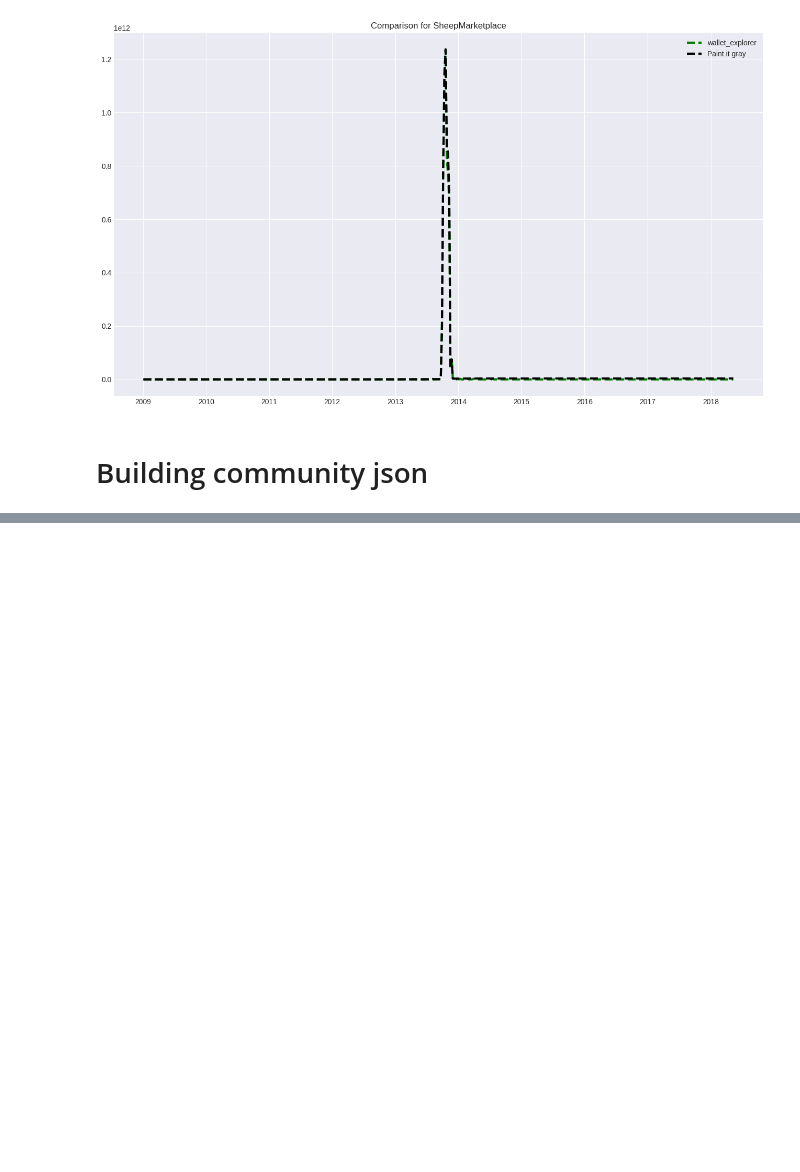
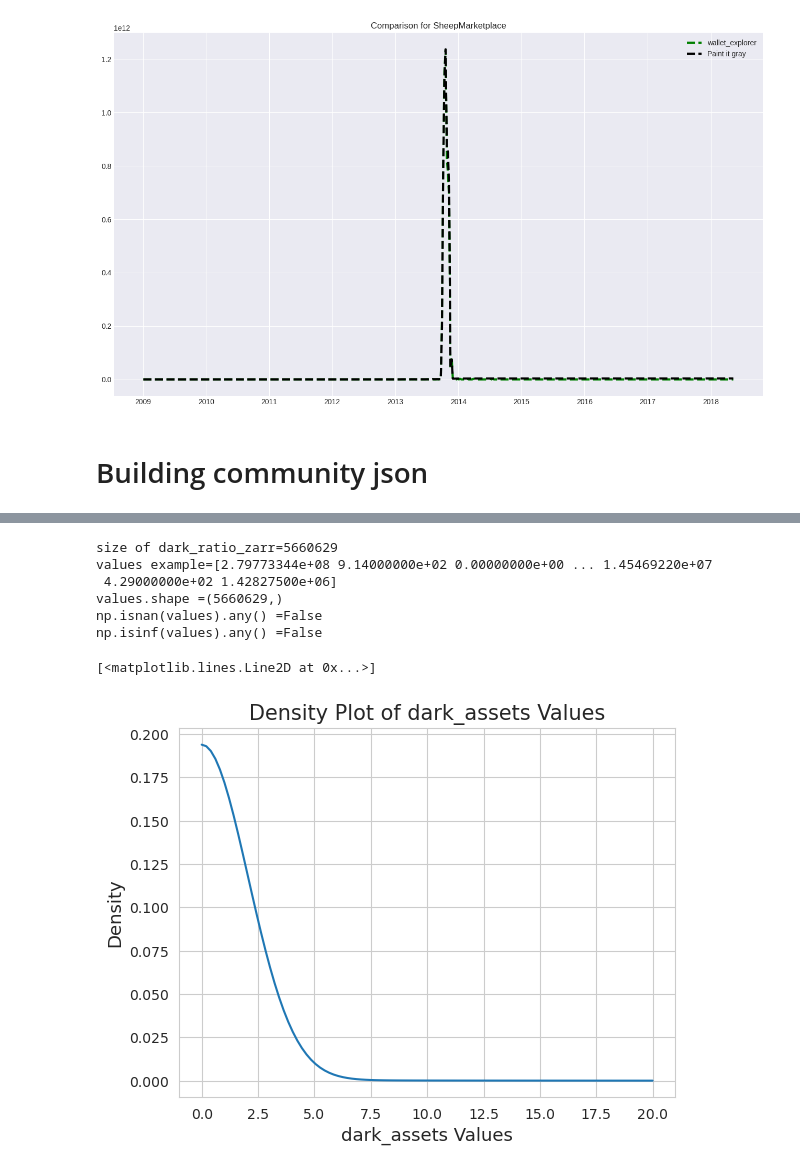
Before and after one commit to ayassine96/paint-black, a Jupyter notebook: zarr_test.ipynb, the cells around one changed output, grey strips where cells are left out. Saved outputs shown, nothing was run; the diff lists cells and outputs as text; code cells hidden in the pictures; blank space fills up the shorter version.

```diff
--- a/zarr_test.ipynb
+++ b/zarr_test.ipynb
@@ -1457,0 +1548,49 @@ print('Process terminated, graphs and attributes created.')
+# %%
+from scipy import stats
+
+dark_ratio_zarr = zarr.load(f'/srv/abacus-1/bitcoin_darknet/grayscale_op_ali/heur_1_data_v3/daily/dark_assets/dark_assets_2013-03-19.zarr') #load gives an object array containing this dictionary:
+# dark_ratio_index_zarr = zarr.load(f'/local/scratch/exported/blockchain_parsed/bitcoin_darknet/gs_group/grayscale_op_ali/final/heur_1_data_v2/daily/dark_ratio_index/dark_ratio_index_2010-07-25.zarr')
+dark_ratio_zarr = dict(zip(dark_ratio_zarr["dark_assets_index"], dark_ratio_zarr["dark_assets_values"]))
+
+
+size = len(dark_ratio_zarr)
+print(f'size of dark_ratio_zarr={size}')
+
+
+
+# Set the style of seaborn for better looking plots
+sns.set_style('whitegrid')
+
+# Get the dark_ratio_values from the dictionary
+values = list(dark_ratio_zarr.values())
+values = np.array(values)
+values = values.astype(float)
+data = values / 1e8
+
+print(f'values example={values}')
+print(f'values.shape ={values.shape}')
+
+# Check if the array has NaN values
+print(f'np.isnan(values).any() ={np.isnan(values).any()}')
+
+# Check if the array has infinity values
+print(f'np.isinf(values).any() ={np.isinf(values).any()}')
+
+
+kde = gaussian_kde(data)
+dist_space = linspace(min(data), 20, 100)
+# # Title and labels
+plt.title('Density Plot of dark_assets Values', fontsize=15)
+plt.xlabel('dark_assets Values', fontsize=13)
+plt.ylabel('Density', fontsize=13)
+
+plt.plot(dist_space, kde(dist_space))
+# %% [output]
+size of dark_ratio_zarr=5660629
+values example=[2.79773344e+08 9.14000000e+02 0.00000000e+00 ... 1.45469220e+07
+ 4.29000000e+02 1.42827500e+06]
+values.shape =(5660629,)
+np.isnan(values).any() =False
+np.isinf(values).any() =False
+[<matplotlib.lines.Line2D at 0x...>]
+[figure, added]
```
Also changed, not shown: parts of 11 cells of this notebook, 27 other files.
